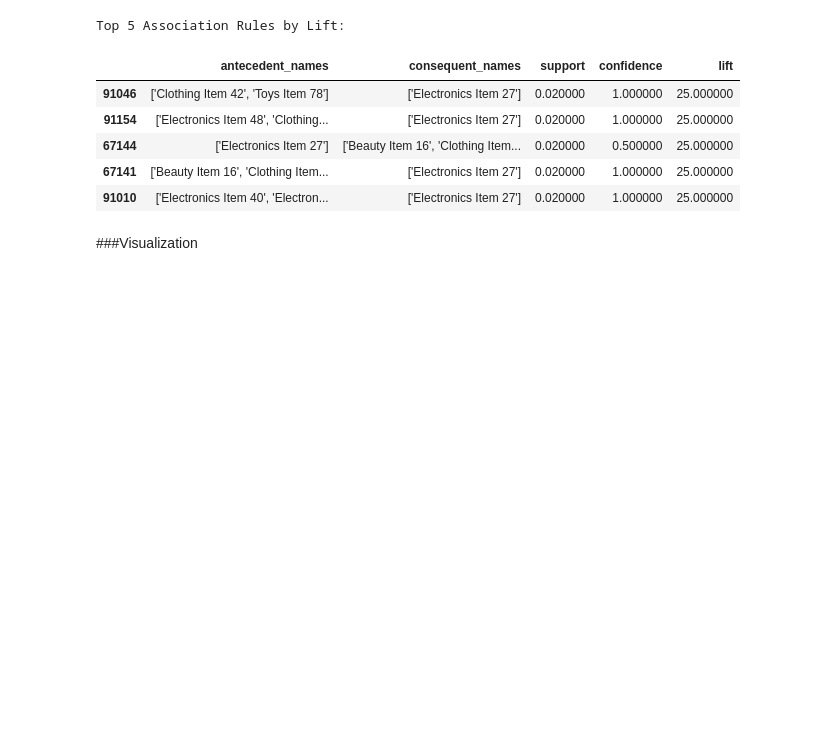
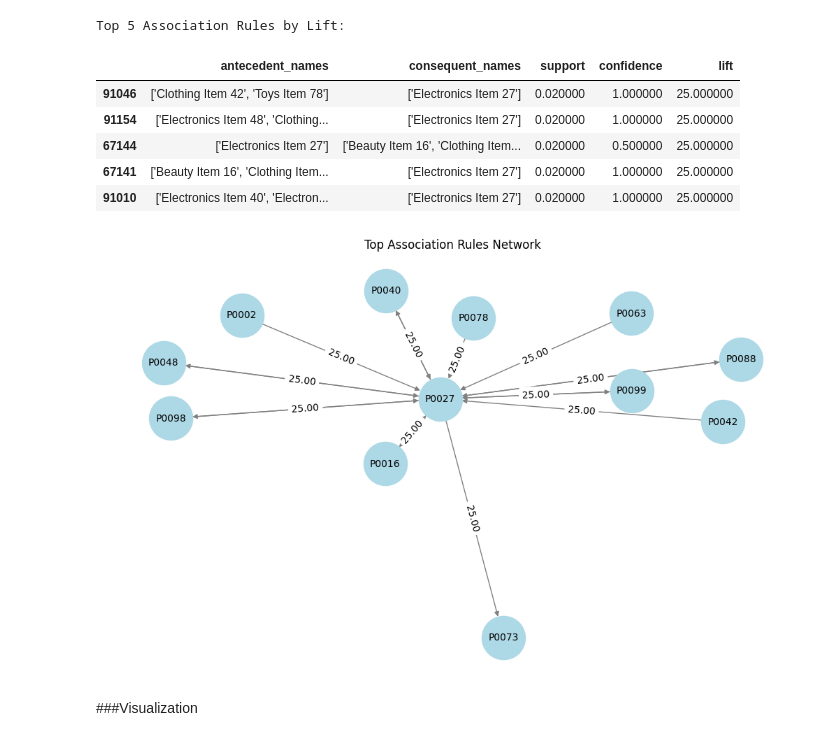
Before and after one commit to MIHIR3105/RecommenderSystems, a Jupyter notebook: project_notebook.ipynb, the cells around one changed output. Cells and saved outputs as stored; diff of their text form; code cells hidden in the pictures; blank space fills up the shorter version.

Commit message:
graph of associated rules has been added

```diff
--- a/project_notebook.ipynb
+++ b/project_notebook.ipynb
@@ -518,6 +518,26 @@ Top 5 Association Rules by Lift:
 | 67144 | ['Electronics Item 27'] | ['Beauty Item 16', 'Clothing Item... | 0.020000 | 0.500000 | 25.000000 |
 | 67141 | ['Beauty Item 16', 'Clothing Item... | ['Electronics Item 27'] | 0.020000 | 1.000000 | 25.000000 |
 | 91010 | ['Electronics Item 40', 'Electron... | ['Electronics Item 27'] | 0.020000 | 1.000000 | 25.000000 |
+# %%
+# Visualize top association rules (lift > 1.2) as a network graph
+G = nx.DiGraph()
+
+# Add edges based on rules
+for _, row in rules[rules['lift'] > 1.2].head(10).iterrows():
+    for ante in row['antecedents']:
+        for cons in row['consequents']:
+            G.add_edge(str(ante), str(cons), weight=row['lift'])
+
+# Draw the graph
+plt.figure(figsize=(10, 6))
+pos = nx.spring_layout(G, k=0.5)
+nx.draw(G, pos, with_labels=True, node_size=2000, node_color='lightblue', edge_color='gray', font_size=10)
+edge_labels = nx.get_edge_attributes(G, 'weight')
+nx.draw_networkx_edge_labels(G, pos, edge_labels={k: f"{v:.2f}" for k, v in edge_labels.items()})
+plt.title("Top Association Rules Network")
+plt.show()
+# %% [output]
+[figure, added]
 # %% [markdown]
 ###Visualization
 # %%
```
